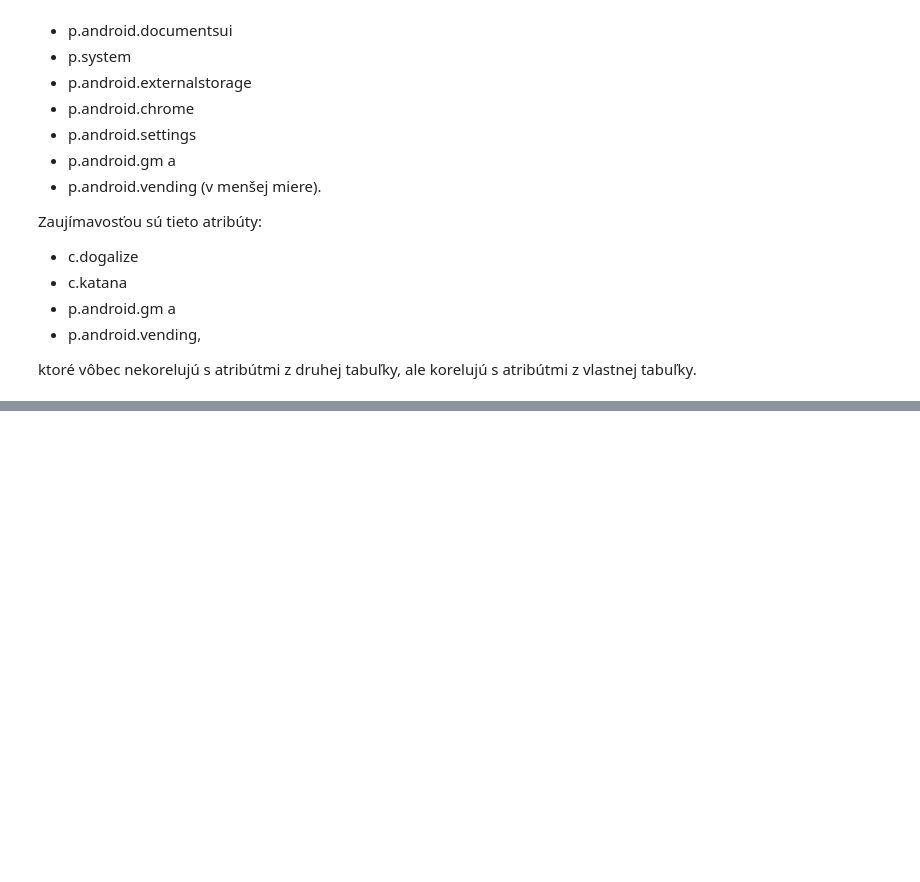
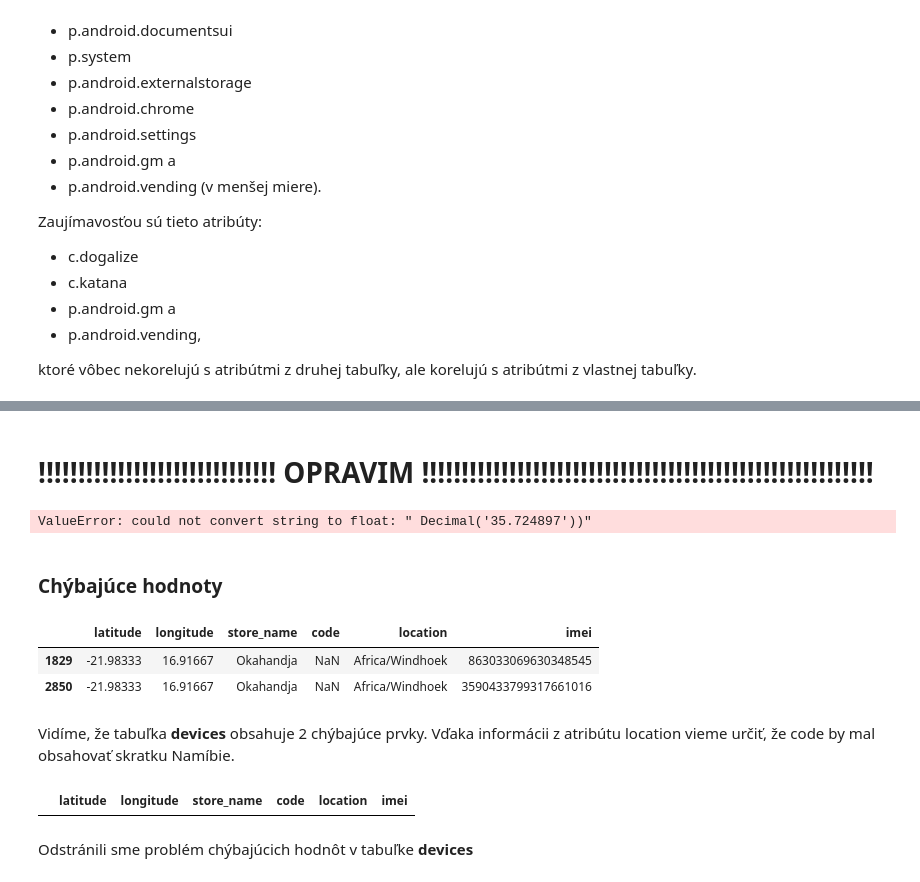
Before and after one commit to tomcer11/IAU, a Jupyter notebook: assignment.ipynb, the cells around one changed output, grey strips where cells are left out. Saved outputs shown, nothing was run; the diff lists cells and outputs as text; code cells hidden in the pictures; blank space fills up the shorter version.

Commit message:
Duplicates and formatting location

```diff
--- a/assignment.ipynb
+++ b/assignment.ipynb
@@ -617,0 +695,3 @@ ktoré vôbec nekorelujú s atribútmi z druhej tabuľky, ale korelujú s atrib
+# %%
+devices = devices.drop_duplicates()
+devices.duplicated().value_counts()
@@ -617,0 +734,40 @@ ktoré vôbec nekorelujú s atribútmi z druhej tabuľky, ale korelujú s atrib
+# %% [markdown]
+# !!!!!!!!!!!!!!!!!!!!!!!!!!!!!! OPRAVIM !!!!!!!!!!!!!!!!!!!!!!!!!!!!!!!!!!!!!!!!!!!!!!!!!!!!!!!!!
+# %%
+def multiple_remove(substrings:list, string:str):
+    for substring in substrings:
+        string.replace(substring, '')
+    return string
+
+locations = profiles.current_location
+longitude = []
+latitude = []
+for location in locations:
+    if(pd.isna(location)):
+        longitude.append(np.nan)
+        latitude.append(np.nan)
+    else:
+        lat, lon = location.split(',')
+        lat = multiple_remove(['(Decimal(', ')', '\''], lat)
+        lon = multiple_remove(['(Decimal(', ')', '\''], lon)
+        print(float(lon))
+# %% [output]
+ValueError: could not convert string to float: " Decimal('35.724897'))"
+# %% [markdown]
+### Chýbajúce hodnoty
+# %%
+devices[devices.isnull().any(axis=(1))]
+# %% [output]
+|  | latitude | longitude | store_name | code | location | imei |
+| 1829 | -21.98333 | 16.91667 | Okahandja | NaN | Africa/Windhoek | 863033069630348545 |
+| 2850 | -21.98333 | 16.91667 | Okahandja | NaN | Africa/Windhoek | 3590433799317661016 |
+# %% [markdown]
+Vidíme, že tabuľka **devices** obsahuje 2 chýbajúce prvky.
+Vďaka informácii z atribútu location vieme určiť, že code by mal obsahovať skratku Namíbie.
+# %%
+devices.code = devices.code.fillna('NA')
+devices[devices.isnull().any(axis=(1))]
+# %% [output]
+|  | latitude | longitude | store_name | code | location | imei |
+# %% [markdown]
+Odstránili sme problém chýbajúcich hodnôt v tabuľke **devices**
```
Also changed, not shown: parts of 34 cells of this notebook.
